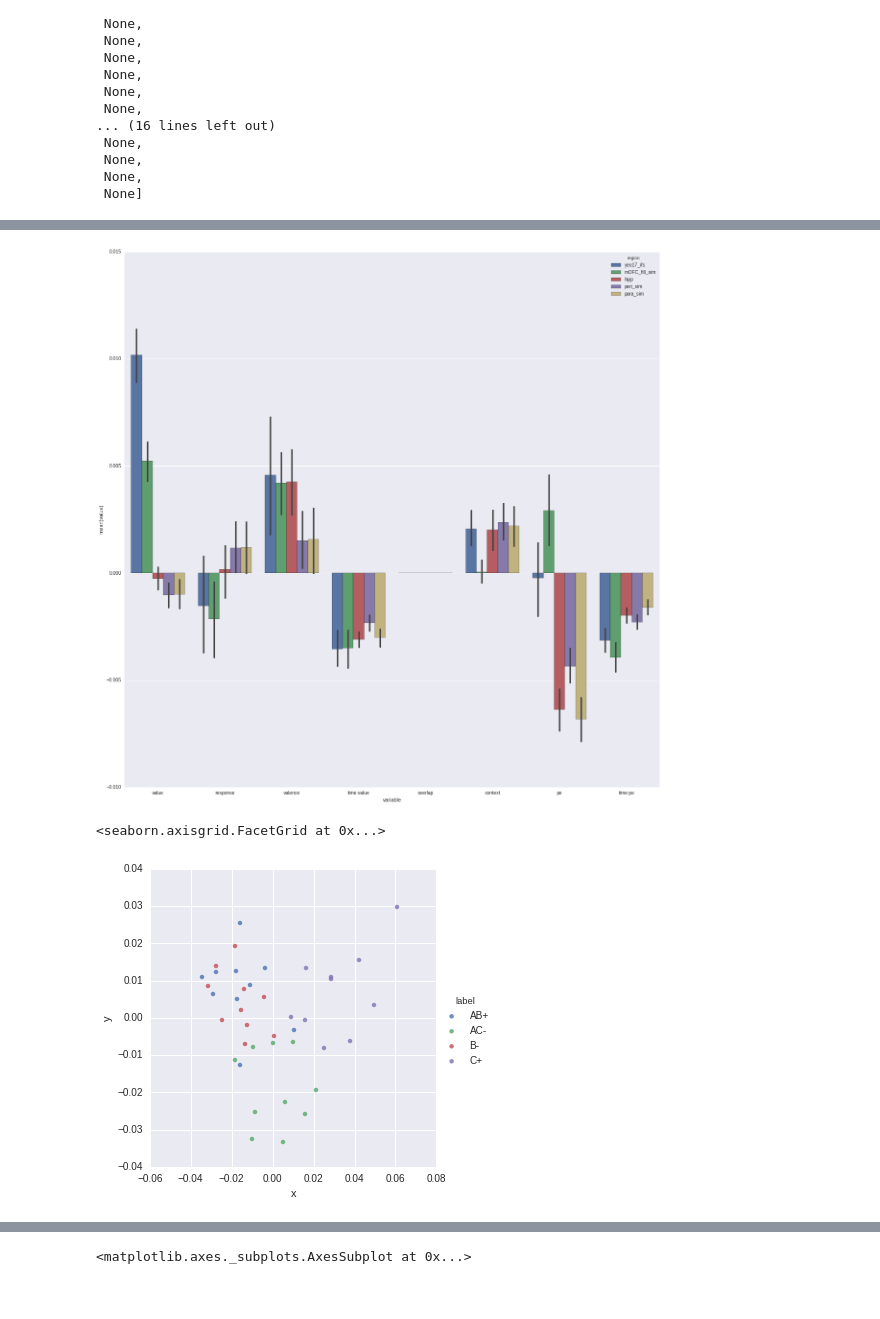
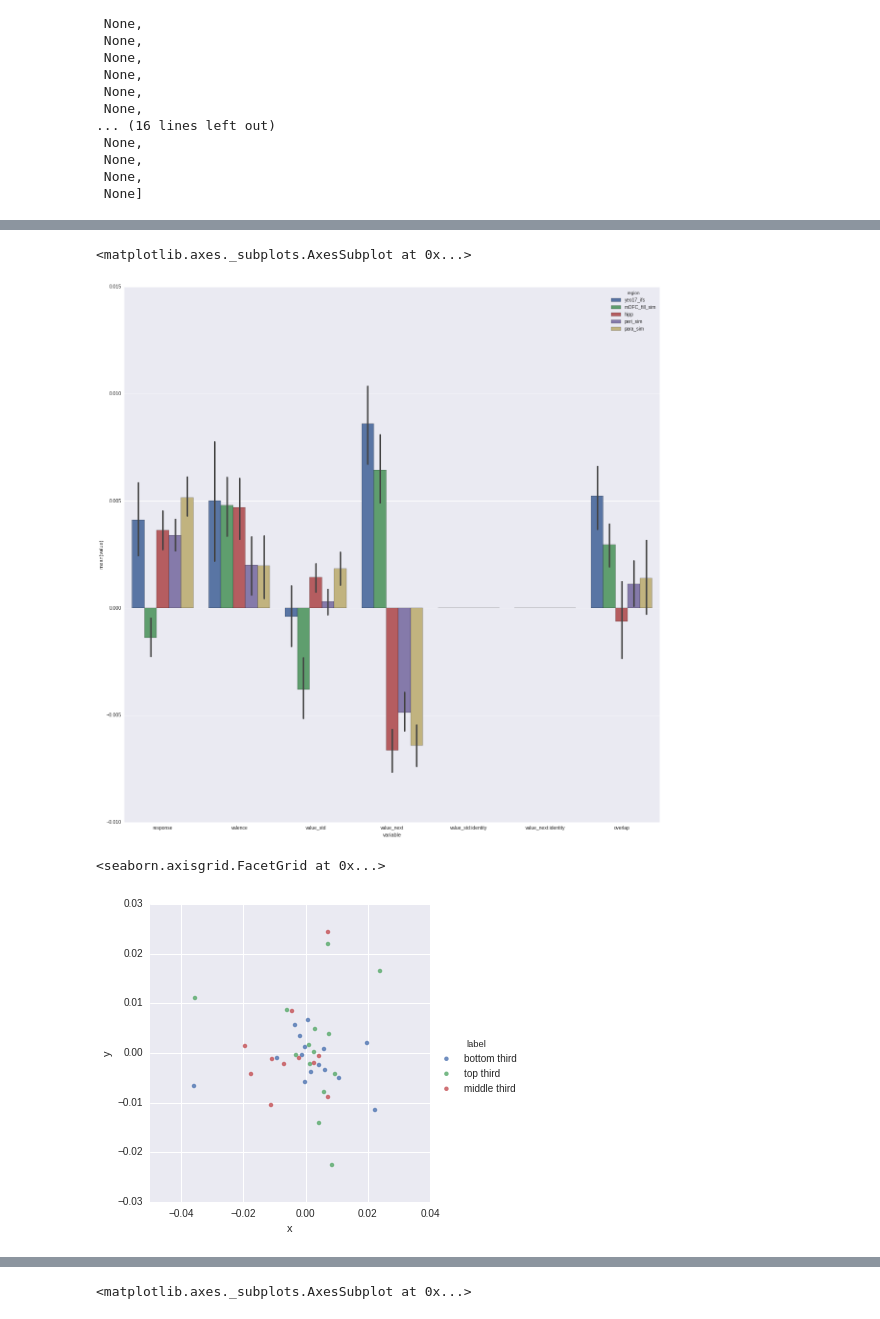
Before and after one commit to iancballard/fd_fmri, a Jupyter notebook: RSA_LDc.ipynb, the cells around one changed output, grey strips where cells are left out. Saved outputs shown, nothing was run; the diff lists cells and outputs as text; code cells hidden in the pictures.

```diff
--- a/RSA_LDc.ipynb
+++ b/RSA_LDc.ipynb
@@ -485,5 +499,14 @@ plt.savefig('/home/iballard/Dropbox/fd/figs/mOFC_RSA.png')
 # %%
-RL_std = pd.read_csv('/home/iballard/fdPE_V.csv')
+RL_next = pd.read_csv('/home/iballard/fdPE_V_nexttrial.csv')
+RL_next = RL_next[RL_next['condition'] != 'feedback']
+RL_next = RL_next.set_index(['exp','sub','run','condition'])
+RL_next = RL_next.loc[('sim','fd_104')]
+
+RL_std = pd.read_csv('/home/iballard/fdPE_V_trial.csv')
 RL_std = RL_std[RL_std['condition'] != 'feedback']
 RL_std = RL_std.set_index(['exp','sub','run','condition'])
 RL_std = RL_std.loc[('sim','fd_104')]
+
+for i in range(1,4):
+    RL_std.loc[i,'trial'] = range(0,40)
+RL_std.loc[(1,'c_plus')]
@@ -777,19 +1125,12 @@ res = pd.DataFrame(res)
 # %%
-# resid_df = []
-# for sub in subs:
-#     tmp = mask_models['hipp'][sub][['cond1','cond2','run_idx','resid']]
-#     tmp['sub'] = sub
-#     resid_df.append(tmp.copy())
-# resid_df = pd.concat(resid_df)
-
-# new_df = pd.DataFrame()
-# for run_idx in range(1,4):
-#     for cond in ['AB+_','B-_','AC-_','C+_']:
-#         for i in range(10):
-#             row = pd.DataFrame({'resid':0,
-#                                 'run_idx':run,
-#                                 'cond1':cond + str(i),
-#                                 'cond2':cond + str(i)},index = [0])
-#             new_df = new_df.append(row)
-# resid_df = pd.concat([resid_df,new_df])
+new_df = pd.DataFrame()
+for run_idx in range(1,4):
+    for cond in ['AB+_','B-_','AC-_','C+_']:
+        for i in range(10):
+            row = pd.DataFrame({'resid':0,
+                                'run_idx':run_idx,
+                                'cond1':cond + str(i),
+                                'cond2':cond + str(i)},index = [0])
+            new_df = new_df.append(row)
+resid_df = pd.concat([resid_df,new_df])
 # %%
@@ -874,13 +1227,13 @@ plt.savefig('/home/iballard/Dropbox/fd/figs/value_RSA.png')
 # %%
-res_melt = pd.melt(res, id_vars=['region'], value_vars=['value','response','valence','value',
-                                                       'time:value','overlap','context','pe','time:pe'
+res_melt = pd.melt(res, id_vars=['region'], value_vars=['response','valence','value_std','value_next','value_std:identity',
+                                                       'value_next:identity','overlap'
                                                        ])
 # res_melt = pd.melt(res, id_vars=['region'], value_vars=pairs)
 
 sns.barplot(x='variable',y='value',hue = 'region',data = res_melt, ci = 68)
-plt.savefig('/home/iballard/Dropbox/fd/figs/value_RSA.png')
 # %% [output]
+<matplotlib.axes._subplots.AxesSubplot at 0x...>
-[figure, old version]
+[figure, new version]
 # %%
 # # # m = mask_models[mask][sub].copy()
 # mds_rsas = []
@@ -904,8 +1257,9 @@ plt.savefig('/home/iballard/Dropbox/fd/figs/value_RSA.png')
 # # clf = PCA(n_components=2)
 # # pos = clf.fit_transform(pos)
 # %%
-run1 = resid_df[resid_df['run_idx'] == 2]
-mean_rsa = resid_df.groupby(['cond1','cond2']).mean()['resid'].unstack()
+mean_rsa = resid_df[resid_df['run_idx'] == 2]
+mean_rsa = mean_rsa.groupby(['cond1','cond2']).mean()['resid'].unstack()
+
 for c1 in mean_rsa.index.values:
     for c2 in mean_rsa.index.values:
         if c1 == c2:
@@ -921,8 +1275,8 @@ clf = PCA(n_components=2)
 pos = clf.fit_transform(pos)
 # %%
 label = [x.split('_')[0] for x in mean_rsa.index.values]
-results = pd.DataFrame({'x':pos[:,0],'y':pos[:,1],'label' :label})
+results = pd.DataFrame({'x':pos[:,0],'y':pos[:,1],'label' :V_categorical})
 sns.lmplot('x','y', hue = 'label', fit_reg = False, data = results)
 # %% [output]
 <seaborn.axisgrid.FacetGrid at 0x...>
-[figure, old version]
+[figure, new version]
```
Also changed, not shown: parts of 33 cells of this notebook.
